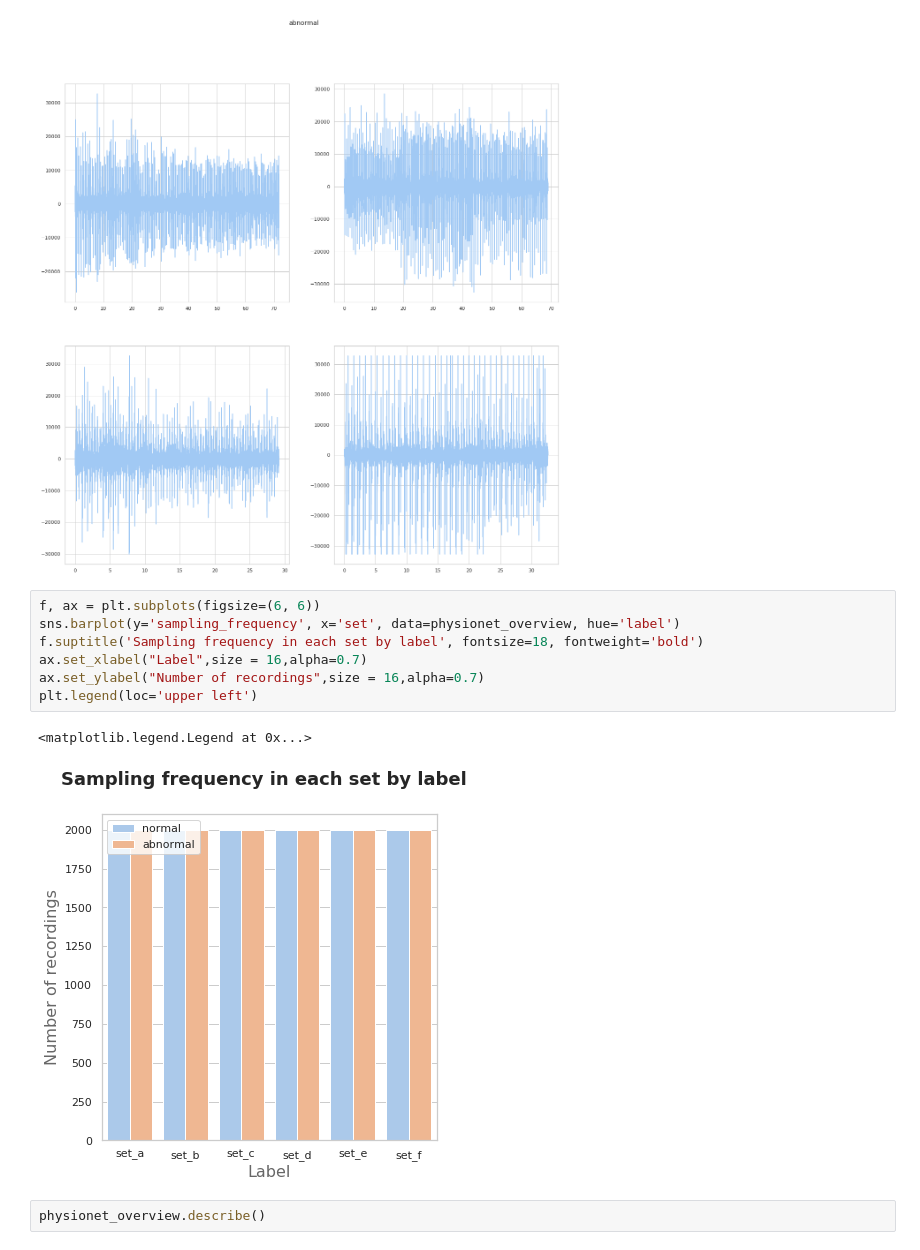
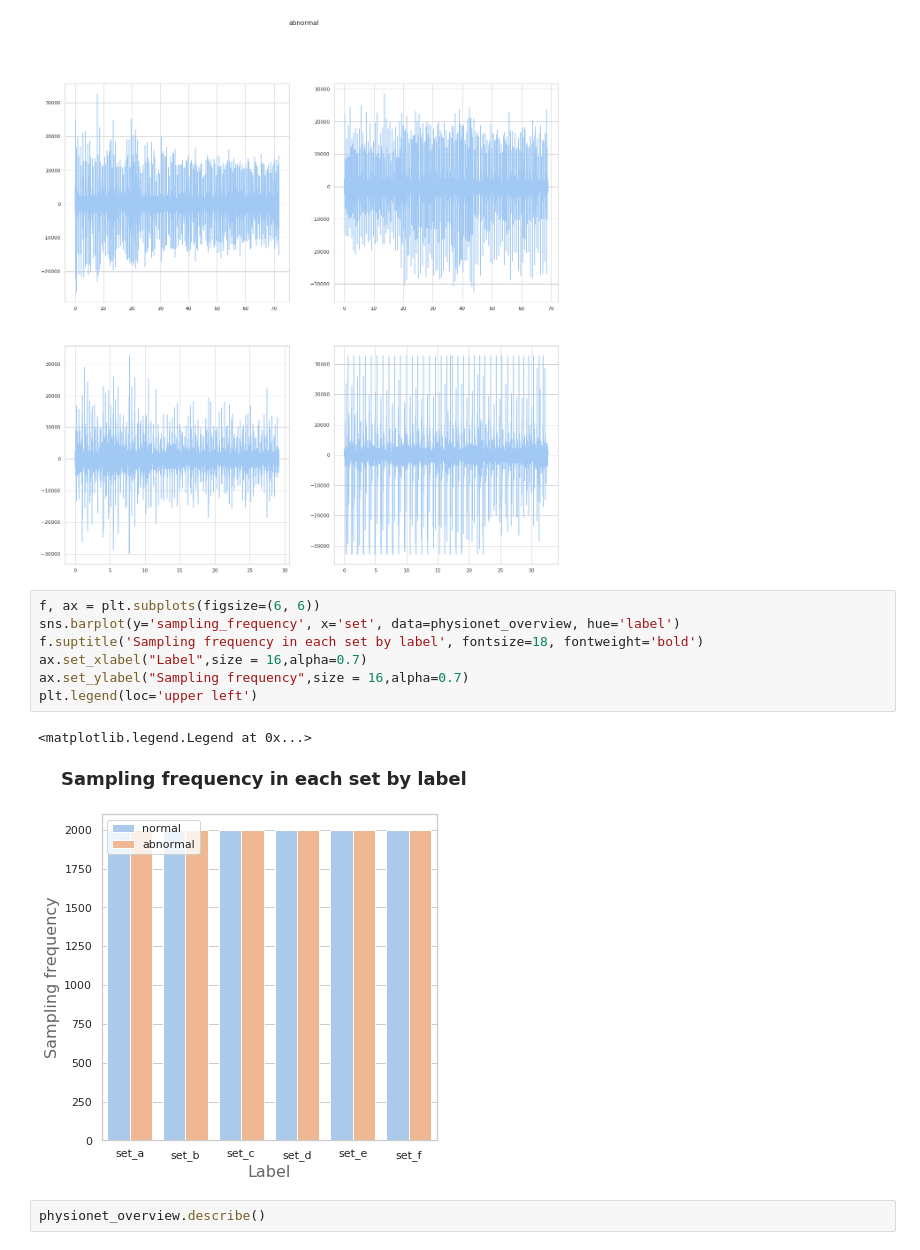
Before and after one commit to jczestochowska/heartbeat_classification, a Jupyter notebook: notebooks/physionet_dataset_analysis.ipynb, the cells around one changed output. Drawn from its saved outputs; the diff is of its cells as text.

```diff
--- a/notebooks/physionet_dataset_analysis.ipynb
+++ b/notebooks/physionet_dataset_analysis.ipynb
@@ -35,13 +35,13 @@ plot_physionet_signals_on_square_grid_by_label('c', -1, 2, 20)
 # %%
 f, ax = plt.subplots(figsize=(6, 6))
 sns.barplot(y='sampling_frequency', x='set', data=physionet_overview, hue='label')
 f.suptitle('Sampling frequency in each set by label', fontsize=18, fontweight='bold')
 ax.set_xlabel("Label",size = 16,alpha=0.7)
-ax.set_ylabel("Number of recordings",size = 16,alpha=0.7)
+ax.set_ylabel("Sampling frequency",size = 16,alpha=0.7)
 plt.legend(loc='upper left')
 # %% [output]
 <matplotlib.legend.Legend at 0x...>
-[figure, old version]
+[figure, new version]
 # %%
 physionet_overview.describe()
 # %% [output]
```
Also changed, not shown: 3 other files.
